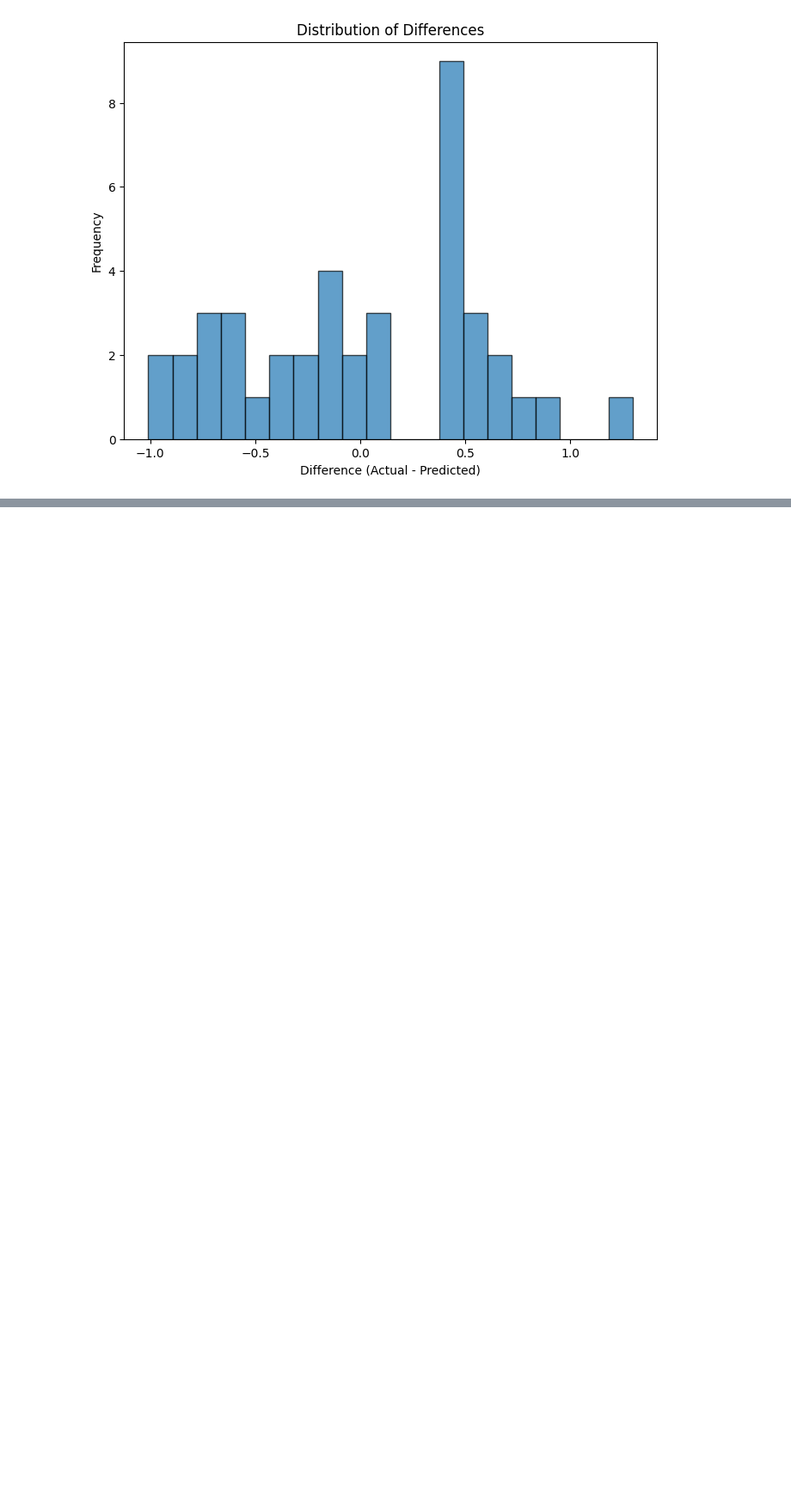
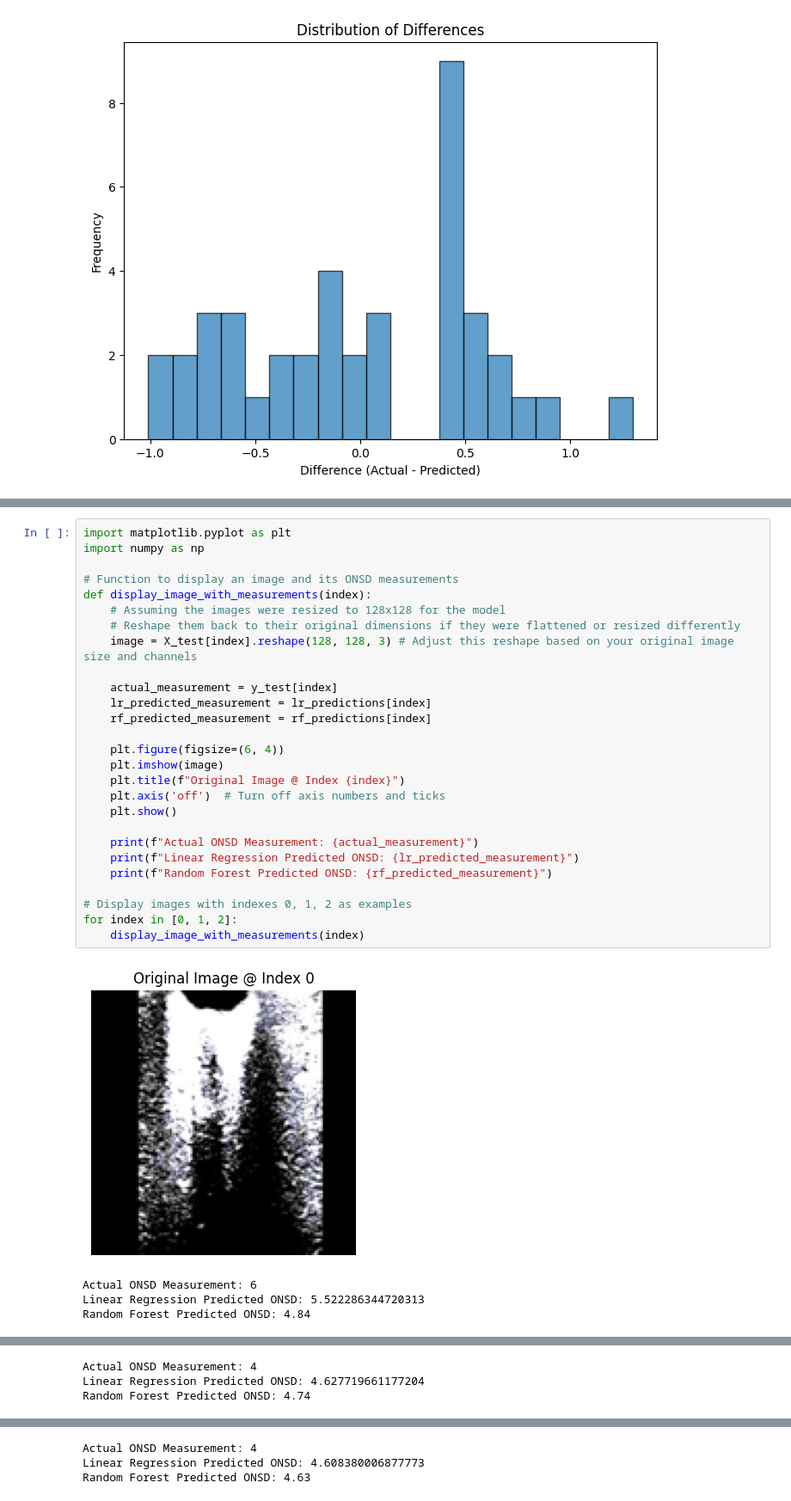
Before and after one commit to Logic06183/ONSD_Explore, a Jupyter notebook: Other_models_ONSD.ipynb, the cells around one changed output, grey strips where cells are left out. Shown: that part at 86% size. Drawn from its saved outputs; the diff is of its cells as text; blank space fills up the shorter version.

Commit message:
updating models

```diff
--- a/Other_models_ONSD.ipynb
+++ b/Other_models_ONSD.ipynb
@@ -103,0 +113,32 @@ print(f"Random Forest Root Mean Squared Error (RMSE): {rf_rmse:.4f}")
+# %%
+import matplotlib.pyplot as plt
+import numpy as np
+
+# Function to display an image and its ONSD measurements
+def display_image_with_measurements(index):
+    # Assuming the images were resized to 128x128 for the model
+    # Reshape them back to their original dimensions if they were flattened or resized differently
+    image = X_test[index].reshape(128, 128, 3) # Adjust this reshape based on your original image size and channels
+
+    actual_measurement = y_test[index]
+    lr_predicted_measurement = lr_predictions[index]
+    rf_predicted_measurement = rf_predictions[index]
+
+    plt.figure(figsize=(6, 4))
+    plt.imshow(image)
+    plt.title(f"Original Image @ Index {index}")
+    plt.axis('off')  # Turn off axis numbers and ticks
+    plt.show()
+
+    print(f"Actual ONSD Measurement: {actual_measurement}")
+    print(f"Linear Regression Predicted ONSD: {lr_predicted_measurement}")
+    print(f"Random Forest Predicted ONSD: {rf_predicted_measurement}")
+
+# Display images with indexes 0, 1, 2 as examples
+for index in [0, 1, 2]:
+    display_image_with_measurements(index)
+# %% [output]
+[figure, added]
+Actual ONSD Measurement: 6
+Linear Regression Predicted ONSD: 5.522286344720313
+Random Forest Predicted ONSD: 4.84
@@ -103,0 +146,3 @@ print(f"Random Forest Root Mean Squared Error (RMSE): {rf_rmse:.4f}")
+Actual ONSD Measurement: 4
+Linear Regression Predicted ONSD: 4.627719661177204
+Random Forest Predicted ONSD: 4.74
@@ -103,0 +150,3 @@ print(f"Random Forest Root Mean Squared Error (RMSE): {rf_rmse:.4f}")
+Actual ONSD Measurement: 4
+Linear Regression Predicted ONSD: 4.608380006877773
+Random Forest Predicted ONSD: 4.63
```
Also changed, not shown: parts of 5 cells of this notebook.
